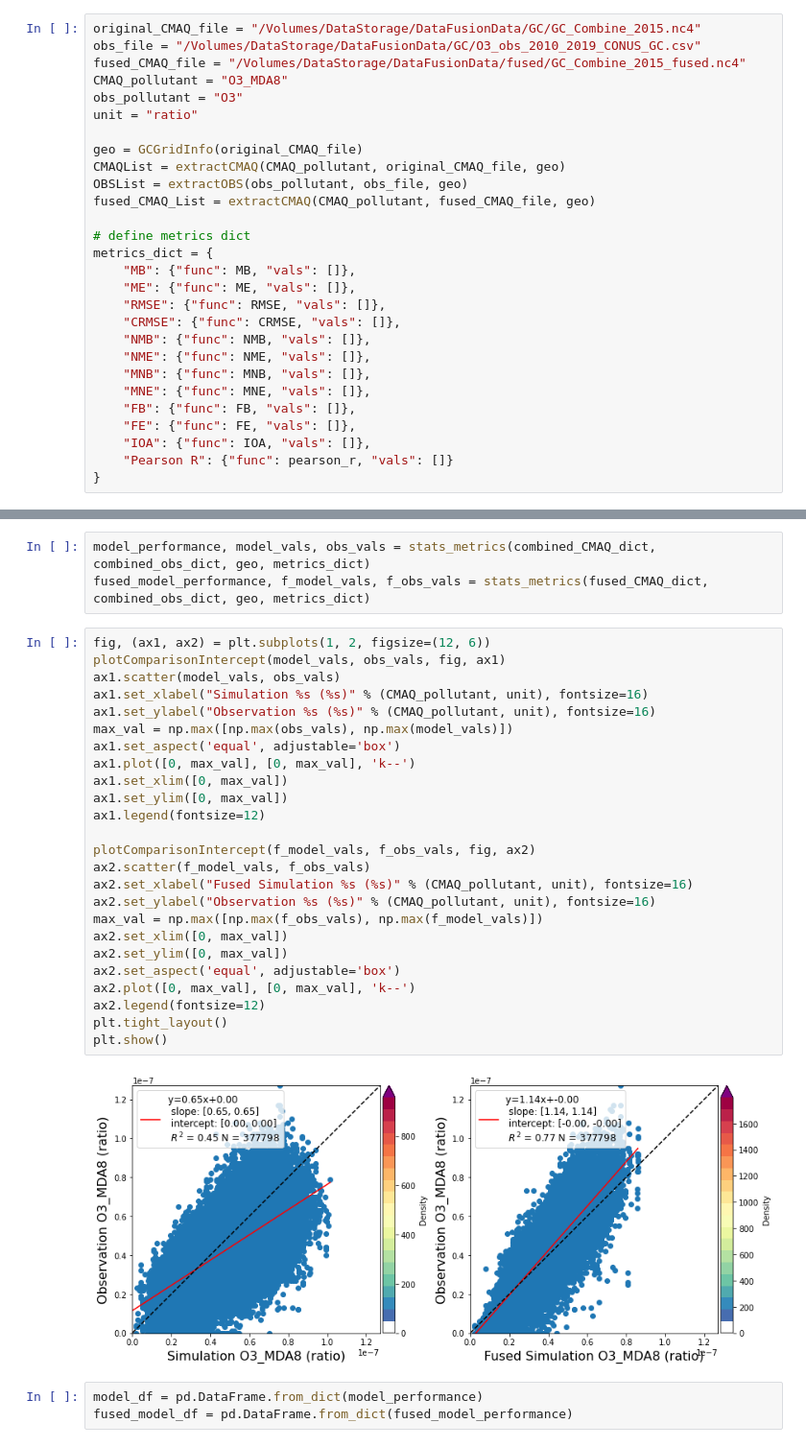
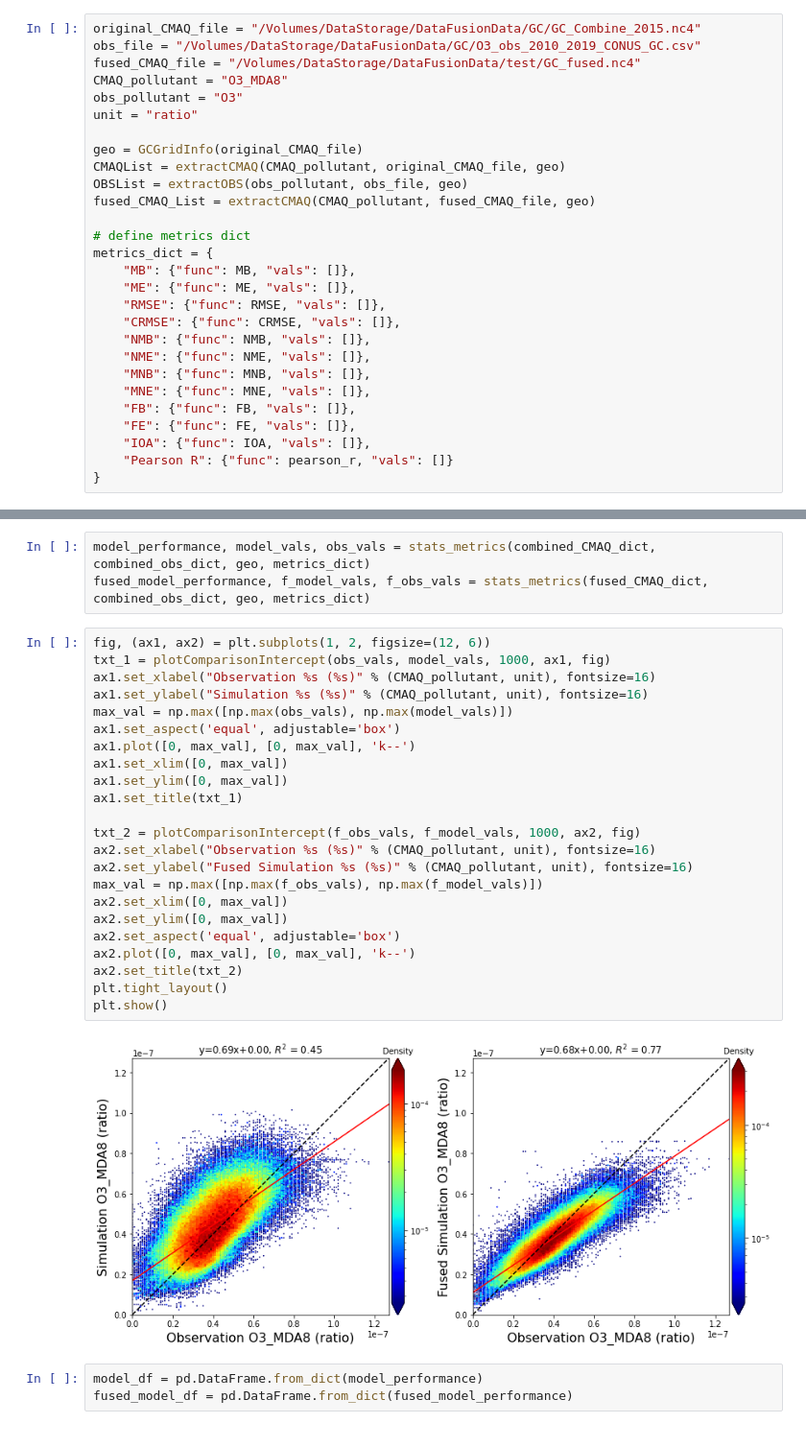
Before and after one commit to zli867/DataFusion, a Jupyter notebook: DataFusion_Evaluation.ipynb, the cells around one changed output, grey strips where cells are left out. Shown at 96% size. Drawn from its saved outputs; the diff is of its cells as text.

Commit message:
Finalize the model

```diff
--- a/DataFusion_Evaluation.ipynb
+++ b/DataFusion_Evaluation.ipynb
@@ -17,7 +17,7 @@ import pandas as pd
 # %%
 original_CMAQ_file = "/Volumes/DataStorage/DataFusionData/GC/GC_Combine_2015.nc4"
 obs_file = "/Volumes/DataStorage/DataFusionData/GC/O3_obs_2010_2019_CONUS_GC.csv"
-fused_CMAQ_file = "/Volumes/DataStorage/DataFusionData/fused/GC_Combine_2015_fused.nc4"
+fused_CMAQ_file = "/Volumes/DataStorage/DataFusionData/test/GC_fused.nc4"
 CMAQ_pollutant = "O3_MDA8"
 obs_pollutant = "O3"
 unit = "ratio"
@@ -103,31 +108,29 @@ model_performance, model_vals, obs_vals = stats_metrics(combined_CMAQ_dict, comb
 fused_model_performance, f_model_vals, f_obs_vals = stats_metrics(fused_CMAQ_dict, combined_obs_dict, geo, metrics_dict)
 # %%
 fig, (ax1, ax2) = plt.subplots(1, 2, figsize=(12, 6))
-plotComparisonIntercept(model_vals, obs_vals, fig, ax1)
-ax1.scatter(model_vals, obs_vals)
-ax1.set_xlabel("Simulation %s (%s)" % (CMAQ_pollutant, unit), fontsize=16)
-ax1.set_ylabel("Observation %s (%s)" % (CMAQ_pollutant, unit), fontsize=16)
+txt_1 = plotComparisonIntercept(obs_vals, model_vals, 1000, ax1, fig)
+ax1.set_xlabel("Observation %s (%s)" % (CMAQ_pollutant, unit), fontsize=16)
+ax1.set_ylabel("Simulation %s (%s)" % (CMAQ_pollutant, unit), fontsize=16)
 max_val = np.max([np.max(obs_vals), np.max(model_vals)])
 ax1.set_aspect('equal', adjustable='box')
 ax1.plot([0, max_val], [0, max_val], 'k--')
 ax1.set_xlim([0, max_val])
 ax1.set_ylim([0, max_val])
-ax1.legend(fontsize=12)
+ax1.set_title(txt_1)
 
-plotComparisonIntercept(f_model_vals, f_obs_vals, fig, ax2)
-ax2.scatter(f_model_vals, f_obs_vals)
-ax2.set_xlabel("Fused Simulation %s (%s)" % (CMAQ_pollutant, unit), fontsize=16)
-ax2.set_ylabel("Observation %s (%s)" % (CMAQ_pollutant, unit), fontsize=16)
+txt_2 = plotComparisonIntercept(f_obs_vals, f_model_vals, 1000, ax2, fig)
+ax2.set_xlabel("Observation %s (%s)" % (CMAQ_pollutant, unit), fontsize=16)
+ax2.set_ylabel("Fused Simulation %s (%s)" % (CMAQ_pollutant, unit), fontsize=16)
 max_val = np.max([np.max(f_obs_vals), np.max(f_model_vals)])
 ax2.set_xlim([0, max_val])
 ax2.set_ylim([0, max_val])
 ax2.set_aspect('equal', adjustable='box')
 ax2.plot([0, max_val], [0, max_val], 'k--')
-ax2.legend(fontsize=12)
+ax2.set_title(txt_2)
 plt.tight_layout()
 plt.show()
 # %% [output]
-[figure, old version]
+[figure, new version]
 # %%
 model_df = pd.DataFrame.from_dict(model_performance)
 fused_model_df = pd.DataFrame.from_dict(fused_model_performance)
```
Also changed, not shown: parts of 2 cells of this notebook, 13 other files.
